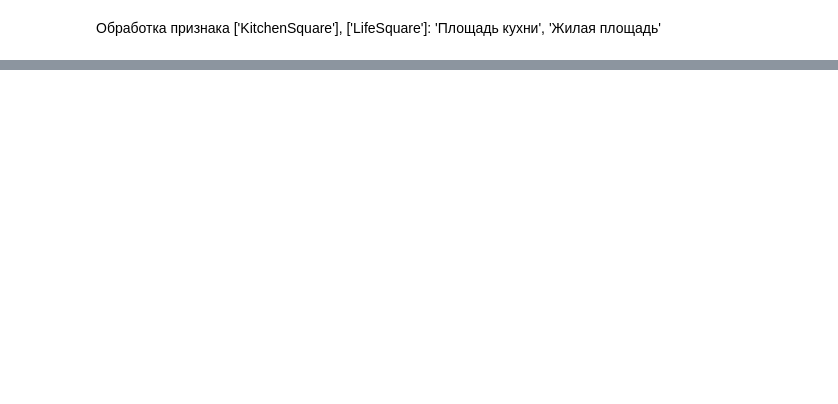
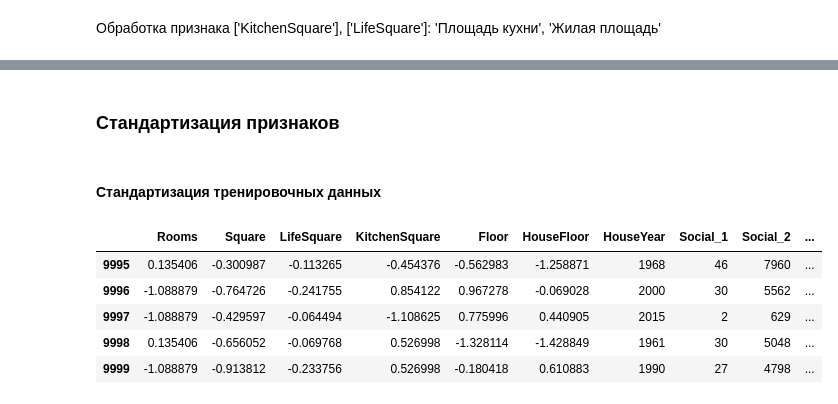
Before and after one commit to OlegRev/Python_Libraries_for_Data_Science-Numpy-Matplotlib-Scikit-learn, a Jupyter notebook: GlukharevOlegAnatolyevich_solution.ipynb, the cells around one changed output, grey strips where cells are left out. Saved outputs shown, nothing was run; the diff lists cells and outputs as text; code cells hidden in the pictures; blank space fills up the shorter version.

```diff
--- a/GlukharevOlegAnatolyevich_solution.ipynb
+++ b/GlukharevOlegAnatolyevich_solution.ipynb
@@ -518,0 +513,17 @@ rf_model.fit(X_train, y_train)
+# %% [markdown]
+### Стандартизация признаков
+# %% [markdown]
+#### Стандартизация тренировочных данных
+# %%
+feature_names_for_stand = X[feature_names].select_dtypes(include='float64').columns.tolist()
+scaler = StandardScaler()
+stand_features = scaler.fit_transform(X[feature_names_for_stand])
+X[feature_names_for_stand] = pd.DataFrame(stand_features, columns=feature_names_for_stand)
+X.tail()
+# %% [output]
+|  | Rooms | Square | LifeSquare | KitchenSquare | Floor | HouseFloor | HouseYear | Social_1 | Social_2 | ... |
+| 9995 | 0.135406 | -0.300987 | -0.113265 | -0.454376 | -0.562983 | -1.258871 | 1968 | 46 | 7960 | ... |
+| 9996 | -1.088879 | -0.764726 | -0.241755 | 0.854122 | 0.967278 | -0.069028 | 2000 | 30 | 5562 | ... |
+| 9997 | -1.088879 | -0.429597 | -0.064494 | -1.108625 | 0.775996 | 0.440905 | 2015 | 2 | 629 | ... |
+| 9998 | 0.135406 | -0.656052 | -0.069768 | 0.526998 | -1.328114 | -1.428849 | 1961 | 30 | 5048 | ... |
+| 9999 | -1.088879 | -0.913812 | -0.233756 | 0.526998 | -0.180418 | 0.610883 | 1990 | 27 | 4798 | ... |
```
Also changed, not shown: parts of 75 cells of this notebook, 3 other files.
